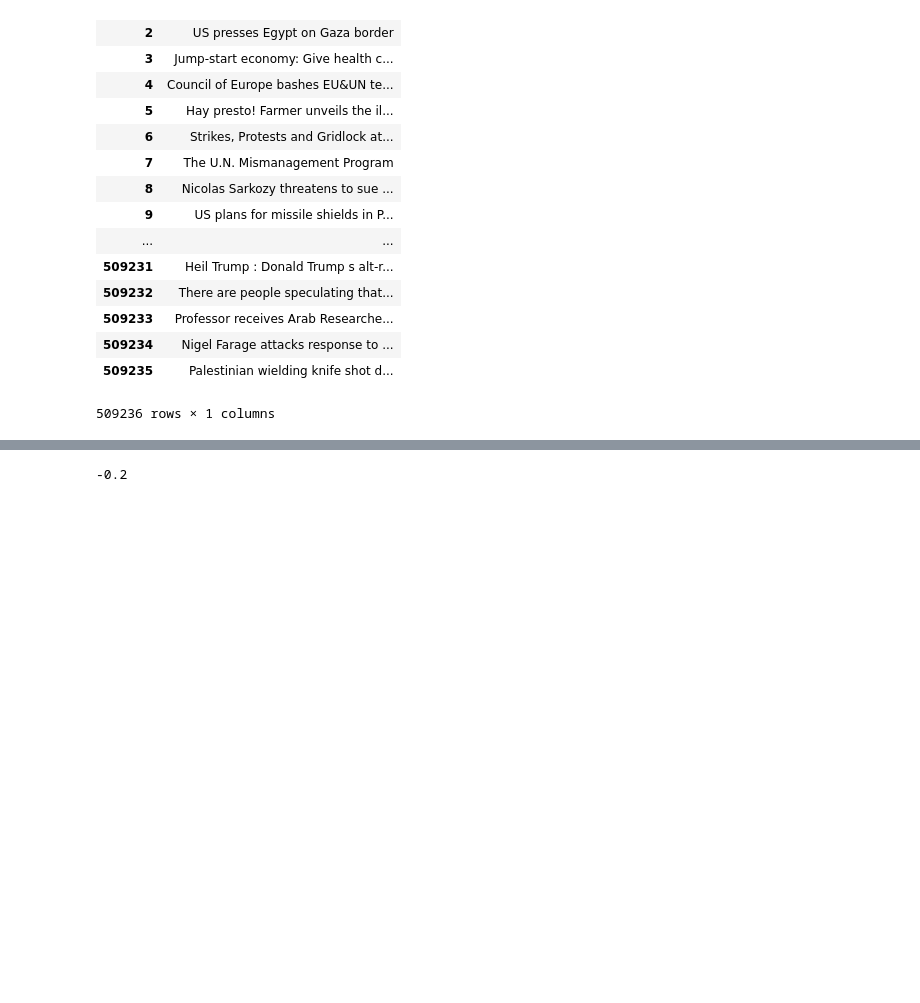
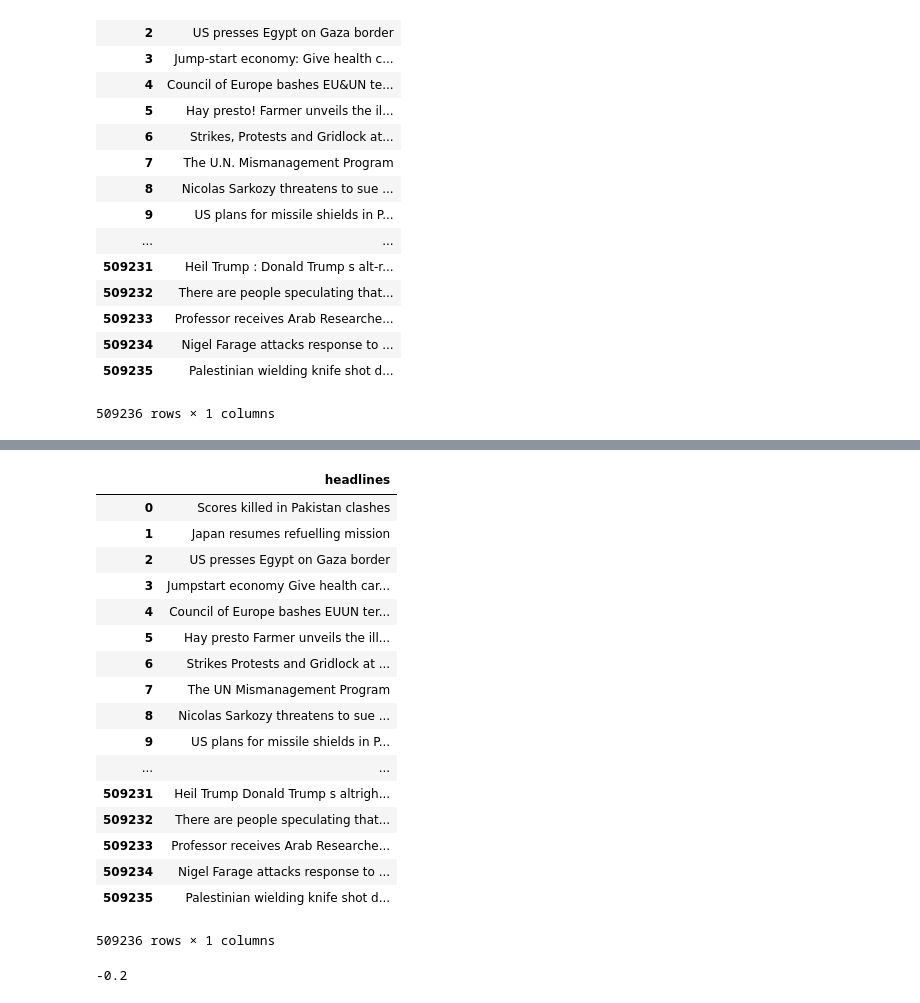
Before and after one commit to bhaktichowkwale/sentiment_analysis, a Jupyter notebook: sentiment_analysis_newspaper.ipynb, the cells around one changed output, grey strips where cells are left out. Cells and saved outputs as stored; diff of their text form; code cells hidden in the pictures; blank space fills up the shorter version.

```diff
--- a/sentiment_analysis_newspaper.ipynb
+++ b/sentiment_analysis_newspaper.ipynb
@@ -94,0 +149,8 @@ headlinesDF
+# %%
+#remove html tags
+def removeHTML(text):
+    html = re.compile(r'<.*?>')
+    return html.sub(r'',text)
+# %%
+headlinesDF['headlines']=headlinesDF['headlines'].apply(lambda x : removeHTML(x))
+headlinesDF['headlines'].str.find('http')
@@ -94,0 +175,8 @@ headlinesDF
+# %%
+#remove punctuation
+def removePunctuation(text):
+    table=str.maketrans('','',string.punctuation)
+    return text.translate(table)
+# %%
+headlinesDF['headlines']=headlinesDF['headlines'].apply(lambda x : removePunctuation(x))
+headlinesDF['headlines'].str.find(':')
@@ -94,0 +201,21 @@ headlinesDF
+# %%
+headlinesDF
+# %% [output]
+|  | headlines |
+| 0 | Scores killed in Pakistan clashes |
+| 1 | Japan resumes refuelling mission |
+| 2 | US presses Egypt on Gaza border |
+| 3 | Jumpstart economy Give health car... |
+| 4 | Council of Europe bashes EUUN ter... |
+| 5 | Hay presto Farmer unveils the ill... |
+| 6 | Strikes Protests and Gridlock at ... |
+| 7 | The UN Mismanagement Program |
+| 8 | Nicolas Sarkozy threatens to sue ... |
+| 9 | US plans for missile shields in P... |
+| ... | ... |
+| 509231 | Heil Trump Donald Trump s altrigh... |
+| 509232 | There are people speculating that... |
+| 509233 | Professor receives Arab Researche... |
+| 509234 | Nigel Farage attacks response to ... |
+| 509235 | Palestinian wielding knife shot d... |
+509236 rows × 1 columns
```
Also changed, not shown: parts of 20 cells of this notebook.
